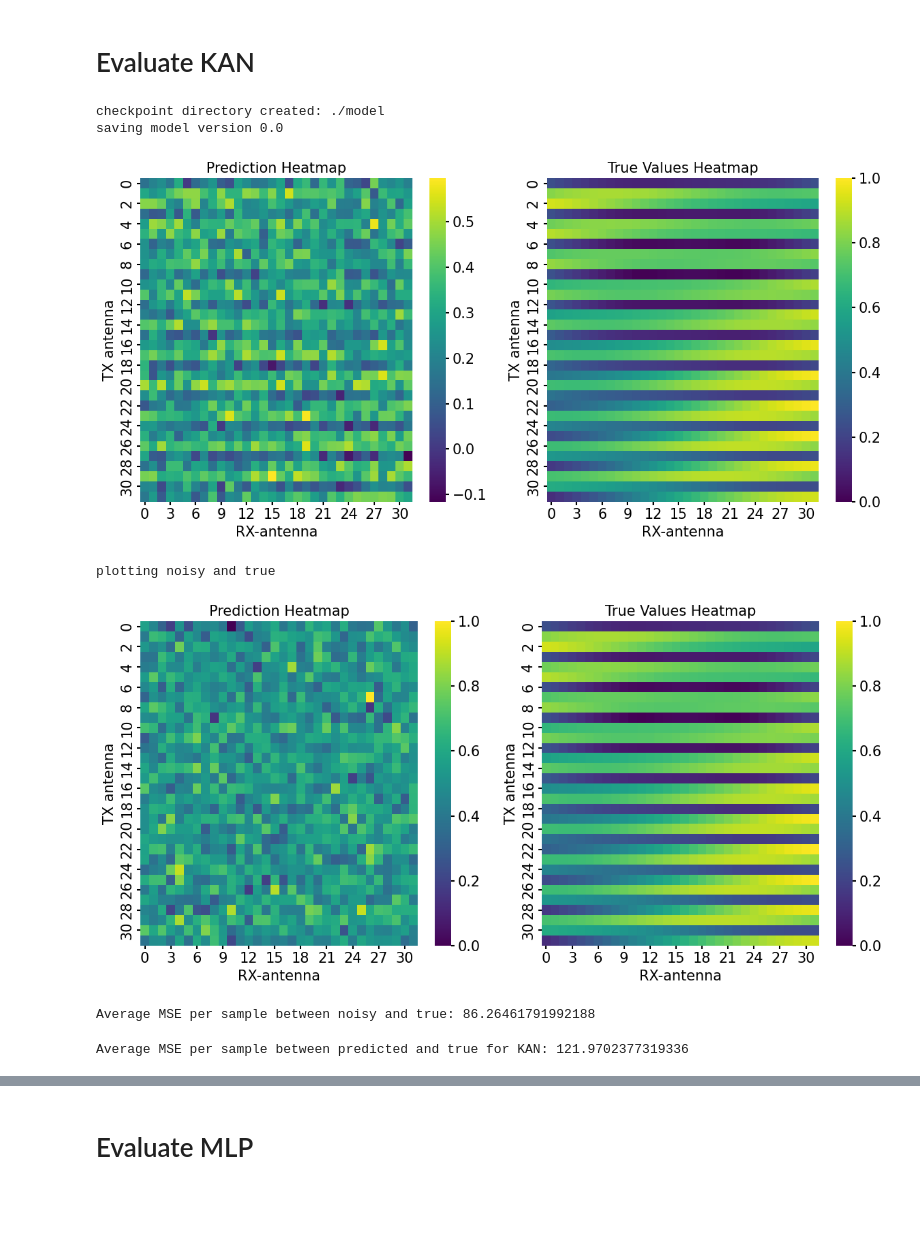
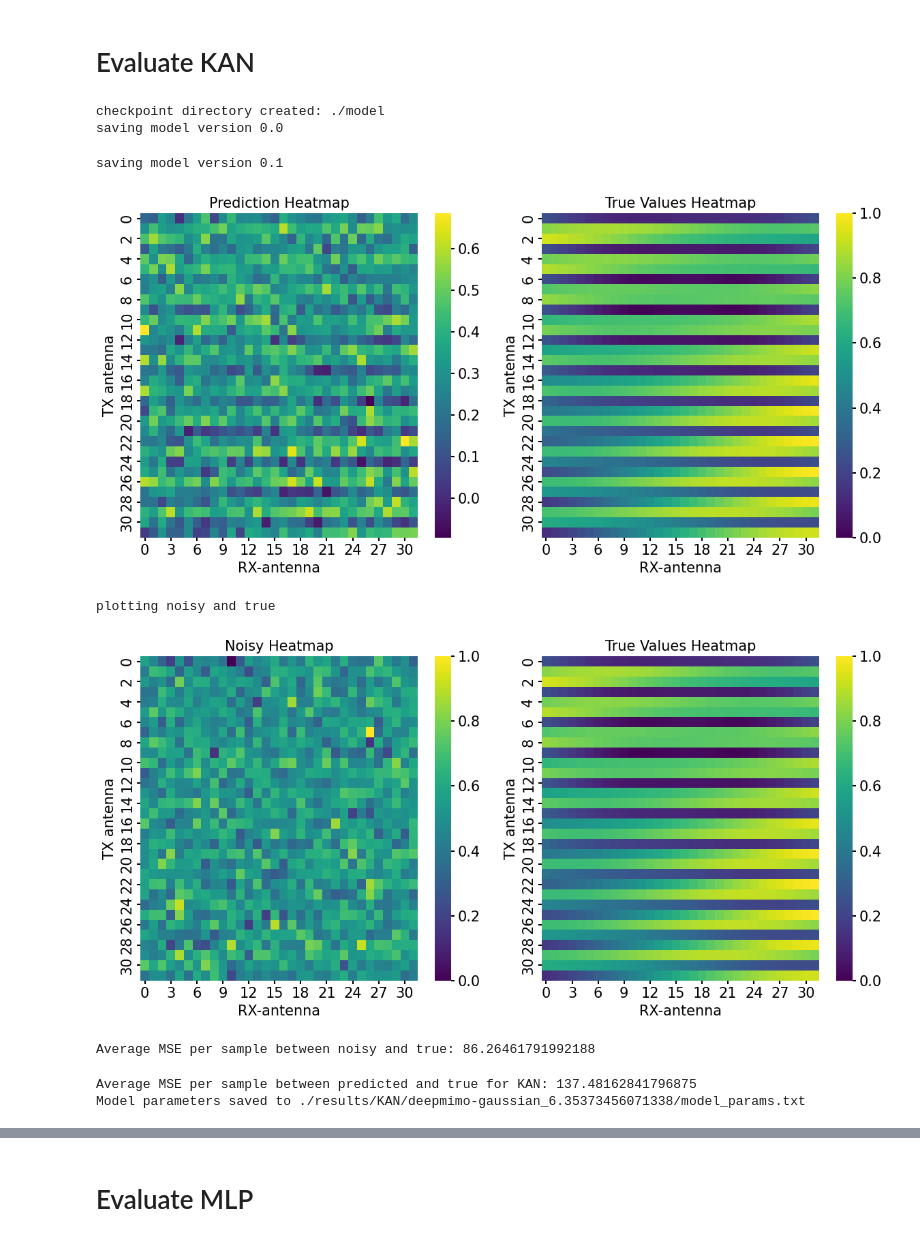
Before and after one commit to zeshenbao/KAN-Kolmogorov-Arnold-Networks, a Jupyter notebook: evaluate_models.ipynb, the cells around one changed output, grey strips where cells are left out. Cells and saved outputs as stored; diff of their text form; code cells hidden in the pictures; blank space fills up the shorter version.

```diff
--- a/evaluate_models.ipynb
+++ b/evaluate_models.ipynb
@@ -26,7 +26,7 @@ from sklearn.model_selection import GridSearchCV, RandomizedSearchCV
 # get input data
 deepmimo = True
 
-function_folder = "first_deepmimo_data"
+function_folder = "deepmimo-gaussian_6.35373456071338"
 
 data = CreateInput(function_folder, deepmimo)
 
@@ -130,33 +130,36 @@ if not deepmimo:
     y_preds = kan_model.predict()
 # %%
 if deepmimo:
-    kan_model = KANModel(width=[1024, 500, 1024], grid=10, k=3, seed=42, lr=0.1, lamb=0,deepmimo=deepmimo,epochs=10)
+    kan_model = KANModel(width=[1024, 500, 1024], grid=10, k=3, seed=42, lr=0.1, lamb=0,deepmimo=deepmimo,epochs=10, results_path=f"./results/KAN/{function_folder}")
     kan_model.load_data(tensors)
     loss_data, time_elapsed = kan_model.fit()
     y_preds = kan_model.predict()
+results = {}
+results["test_loss"] = y_preds['test_loss']
 # %% [output]
 checkpoint directory created: ./model
 saving model version 0.0
+saving model version 0.1
 # %%
 # plot pred and true
 if deepmimo:
     pred_sample = y_preds['preds'][5]
     true_sample = tensors['test'][1][5]
-    kan_model.plot_deepmimo(true_sample=true_sample, pred_sample=pred_sample,save=False)
+    kan_model.plot_deepmimo(true_sample=true_sample, pred_sample=pred_sample,save=True)
 else:
     kan_model.plot_prediction(data=tensors, y_preds=y_preds['preds'], type_='test', save=True)
 # %% [output]
-[figure, old version]
+[figure, new version]
 # %%
 # plot noise and true
 if deepmimo:
     print(f"plotting noisy and true")
     pred_sample = tensors['test'][0][5]
     true_sample = tensors['test'][1][5]
-    kan_model.plot_deepmimo(true_sample=true_sample, pred_sample=pred_sample,save=False, noisy=True)
+    kan_model.plot_deepmimo(true_sample=true_sample, pred_sample=pred_sample,save=True, noisy=True)
 # %% [output]
 plotting noisy and true
-[figure, old version]
+[figure, new version]
 # %%
 num_samples = tensors['test'][0].shape
 noisy = tensors['test'][0] # [20, 1024]
@@ -174,8 +178,11 @@ true = tensors['test'][1]
 
 average_mse = torch.mean(torch.sum((preds-true)**2, axis=1))
 print(f"Average MSE per sample between predicted and true for KAN: {average_mse}")
+results['pred-average-mse'] = average_mse
+kan_model.write_params_to_file(results)
 # %% [output]
-Average MSE per sample between predicted and true for KAN: 121.9702377319336
+Average MSE per sample between predicted and true for KAN: 137.48162841796875
+Model parameters saved to ./results/KAN/deepmimo-gaussian_6.35373456071338/model_params.txt
 # %%
 # plot loss
 kan_model.plot_loss(loss_data=loss_data, save=False)
```
Also changed, not shown: parts of 7 cells of this notebook, 10 other files.
